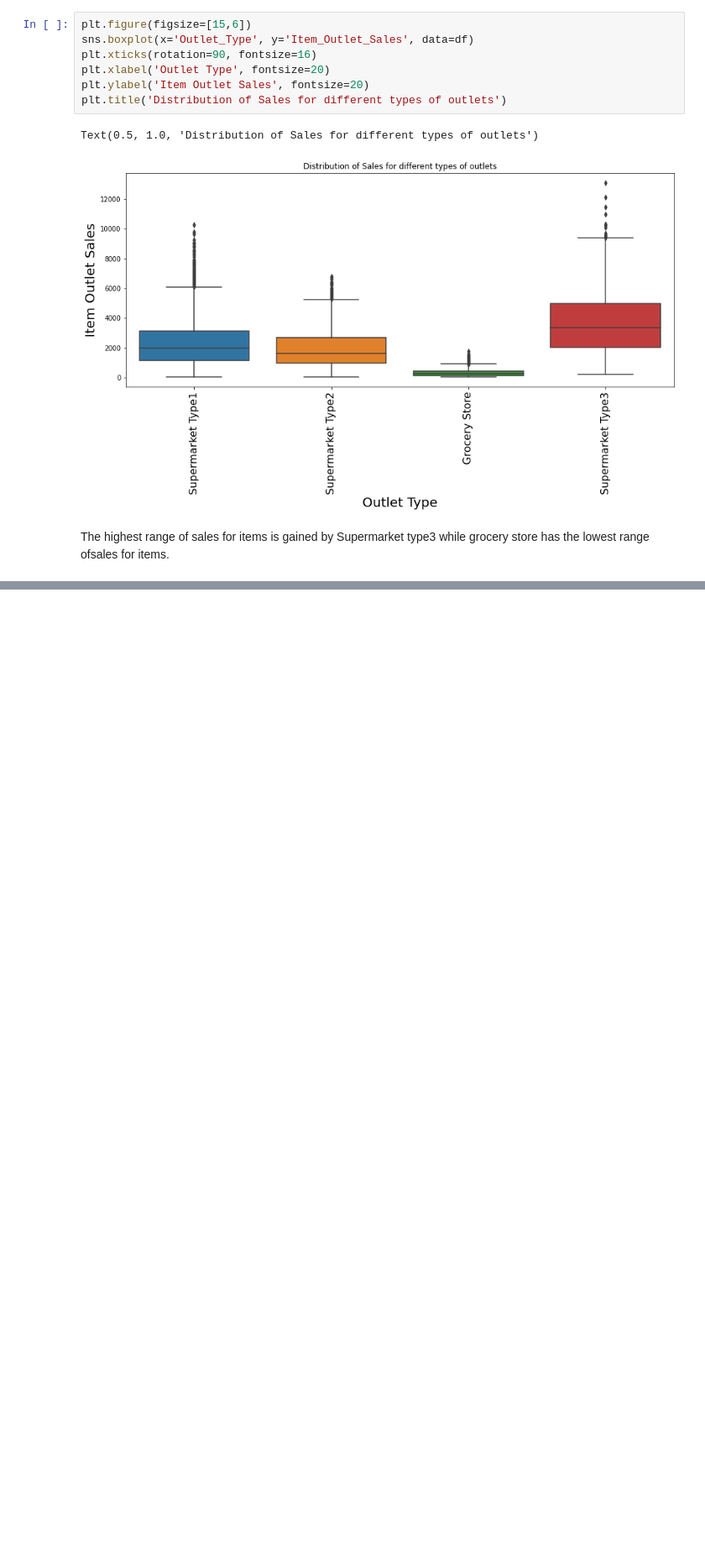
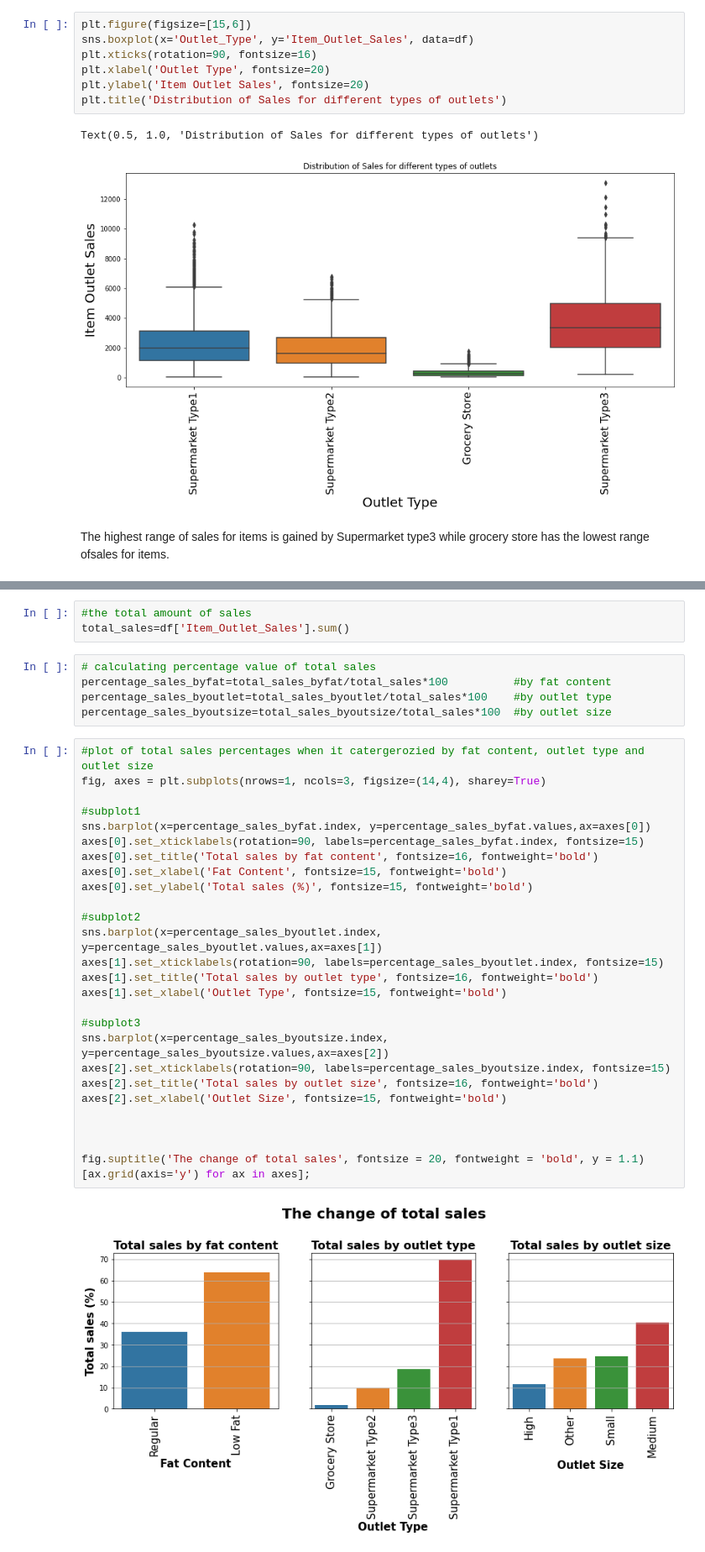
Before and after one commit to sheha919/Coding-Dojo-Project1, a Jupyter notebook: sales_prediction.ipynb, the cells around one changed output, grey strips where cells are left out. Shown at 84% size. Drawn from its saved outputs; the diff is of its cells as text; blank space fills up the shorter version.

```diff
--- a/sales_prediction.ipynb
+++ b/sales_prediction.ipynb
@@ -412,0 +445,37 @@ The highest range of sales for items is gained by Supermarket type3 while grocer
+# %%
+#the total amount of sales
+total_sales=df['Item_Outlet_Sales'].sum()
+# %%
+# calculating percentage value of total sales
+percentage_sales_byfat=total_sales_byfat/total_sales*100          #by fat content
+percentage_sales_byoutlet=total_sales_byoutlet/total_sales*100    #by outlet type
+percentage_sales_byoutsize=total_sales_byoutsize/total_sales*100  #by outlet size
+# %%
+#plot of total sales percentages when it catergerozied by fat content, outlet type and outlet size
+fig, axes = plt.subplots(nrows=1, ncols=3, figsize=(14,4), sharey=True)
+
+#subplot1
+sns.barplot(x=percentage_sales_byfat.index, y=percentage_sales_byfat.values,ax=axes[0])
+axes[0].set_xticklabels(rotation=90, labels=percentage_sales_byfat.index, fontsize=15)
+axes[0].set_title('Total sales by fat content', fontsize=16, fontweight='bold')
+axes[0].set_xlabel('Fat Content', fontsize=15, fontweight='bold')
+axes[0].set_ylabel('Total sales (%)', fontsize=15, fontweight='bold')
+
+#subplot2
+sns.barplot(x=percentage_sales_byoutlet.index, y=percentage_sales_byoutlet.values,ax=axes[1])
+axes[1].set_xticklabels(rotation=90, labels=percentage_sales_byoutlet.index, fontsize=15)
+axes[1].set_title('Total sales by outlet type', fontsize=16, fontweight='bold')
+axes[1].set_xlabel('Outlet Type', fontsize=15, fontweight='bold')
+
+#subplot3
+sns.barplot(x=percentage_sales_byoutsize.index, y=percentage_sales_byoutsize.values,ax=axes[2])
+axes[2].set_xticklabels(rotation=90, labels=percentage_sales_byoutsize.index, fontsize=15)
+axes[2].set_title('Total sales by outlet size', fontsize=16, fontweight='bold')
+axes[2].set_xlabel('Outlet Size', fontsize=15, fontweight='bold')
+
+
+
+fig.suptitle('The change of total sales', fontsize = 20, fontweight = 'bold', y = 1.1)
+[ax.grid(axis='y') for ax in axes];
+# %% [output]
+[figure, added]
```
Also changed, not shown: parts of 7 cells of this notebook.
